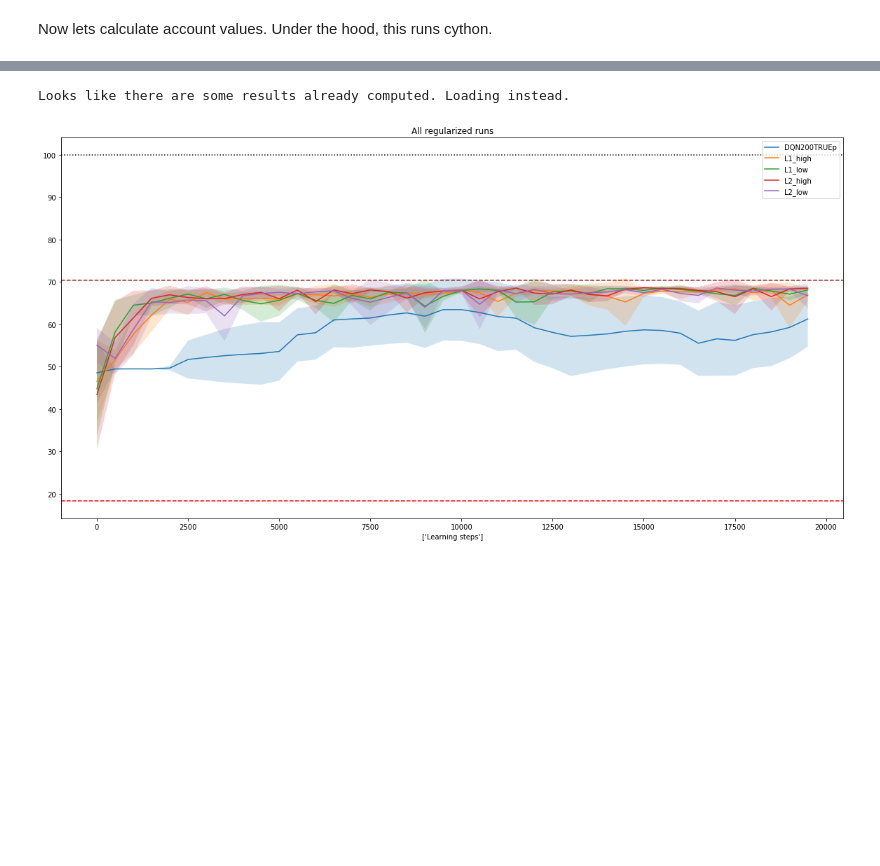
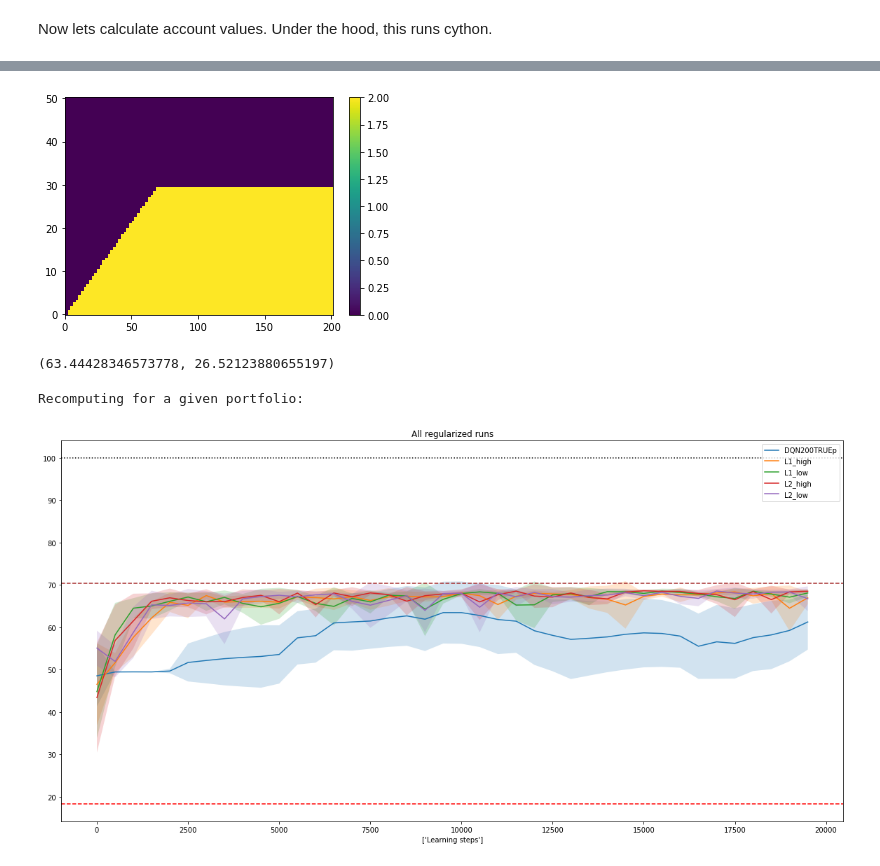
Before and after one commit to majkee15/credit_collections_rl, a Jupyter notebook: analysis_snipetz/results/regularizers_performance.ipynb, the cells around one changed output, grey strips where cells are left out. Drawn from its saved outputs; the diff is of its cells as text; code cells hidden in the pictures; blank space fills up the shorter version.

```diff
--- a/analysis_snipetz/results/regularizers_performance.ipynb
+++ b/analysis_snipetz/results/regularizers_performance.ipynb
@@ -41,5 +48,6 @@ from learning.policy_pricer import policy_pricer, cython_pricer_optimized
 List regularized models:
 # %%
 ldr = LoadExperiment(backup=False)
-os.listdir(os.path.join(ldr.repo, 'models'))
+agents = os.listdir(os.path.join(ldr.repo, 'models'))
+agents
 # %% [output]
@@ -63,7 +66,7 @@ os.listdir(os.path.join(ldr.repo, 'models'))
 # %% [markdown]
 Test loading of an agent:
 # %%
-cps = ldr.list_checkpoints('DQN200Truep-0', -1)
+cps = ldr.list_checkpoints(agents[-1], -1)
 ag = ldr.load_agent_from_path(cps[5])
 ag.main_net.summary()
 # %% [output]
@@ -85,6 +88,2 @@ Trainable params: 283
 Non-trainable params: 0
 _________________________________________________________________
-# %%
-cps = ldr.list_checkpoints('L1_high-0', 0)
-ag = ldr.load_agent_from_path(cps[5])
-ag.main_net.summary()
@@ -224,7 +203,20 @@ AGENTS = os.listdir(os.path.join(ldr.repo, 'models'))
+# %%
+ag = ldr.load_agent_from_path(cps[3])
+ww, ll, p, z = policy_pricer_python.create_map(ag, larger_offset=True, w_points = 100, l_points=100, lam_lim=50)
+
+plt.pcolormesh(ww, ll, p, shading='auto')
+plt.colorbar()
+plt.show()
+# %% [output]
+[figure, added]
+# %%
+calc_checkpoint_value(portfolio, cps[0], niter=5000, w_points = 100, l_points=100, lam_lim=10)
+# %% [output]
+(63.44428346573778, 26.52123880655197)
 # %%
-vals = value_names(ldr, AGENTS, portfolio, n_jobs=45, log_num=0, niter= 5000, w_points = 100, l_points=100, lam_lim=5)
+vals = value_names(ldr, AGENTS, portfolio, file_name='DQN_DQNL_BSPLINES', n_jobs=1, log_num=0, niter=10000, w_points = 200, l_points=100, lam_lim=10)
 # %% [output]
-Looks like there are some results already computed. Loading instead.
+Recomputing for a given portfolio:
 # %%
 LEARNING_STEPS = 50000
 STEP_BY = 500
```
Also changed, not shown: parts of 7 cells of this notebook, 17 other files.
